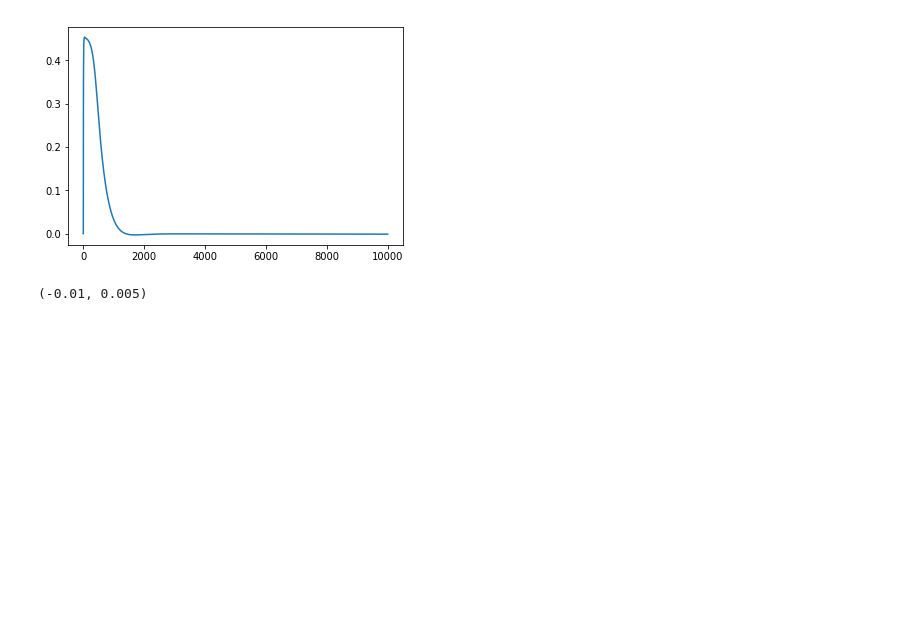
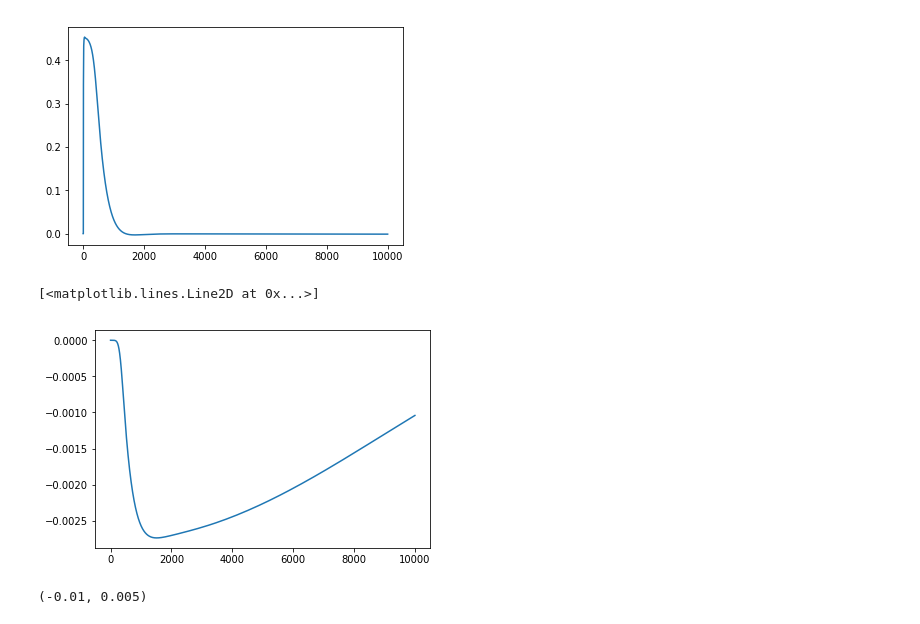
Before and after one commit to marcodalessandro76/Generation-and-decay-of-the-degree-of-spin-polarization-in-GaAs, a Jupyter notebook: Spin_polarization_TD_analysis.ipynb, the cells around one changed output. Drawn from its saved outputs; the diff is of its cells as text; code cells hidden in the pictures; blank space fills up the shorter version.

```diff
--- a/Spin_polarization_TD_analysis.ipynb
+++ b/Spin_polarization_TD_analysis.ipynb
@@ -137,6 +137,11 @@ plt.plot(mgn_10pico['T'],mgn_10pico['Mc_z'],label='10pico')
 # %% [output]
 [<matplotlib.lines.Line2D at 0x...>]
 [figure]
+# %%
+plt.plot(mgn_10pico['T'],mgn_10pico['Ms_z'],label='10pico')
+# %% [output]
+[<matplotlib.lines.Line2D at 0x...>]
+[figure, added]
 # %%
 plt.plot(mgn_10pico['T'],mgn_10pico['Mc_z'],label='10pico')
 plt.ylim(-0.01,0.005)
```
